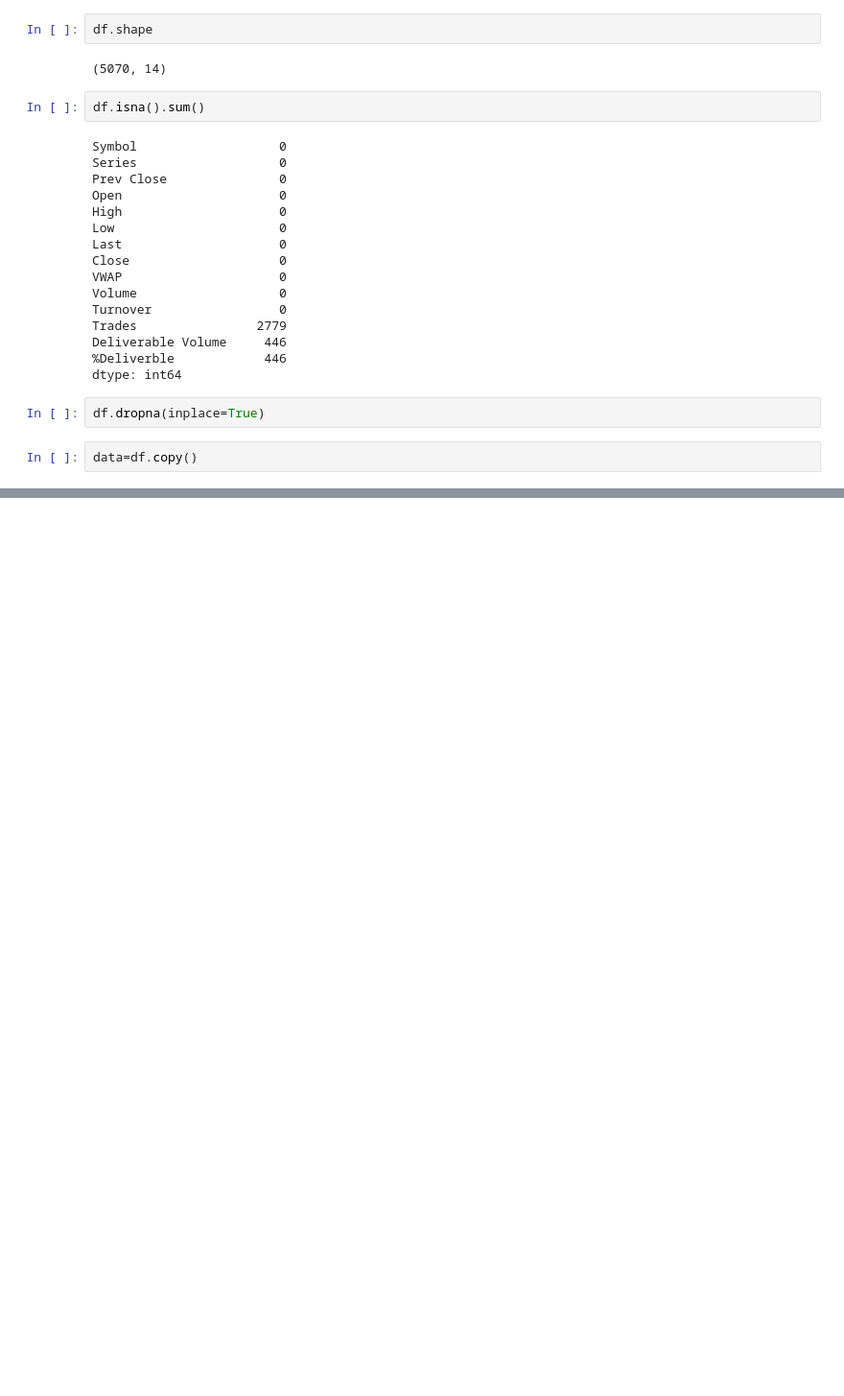
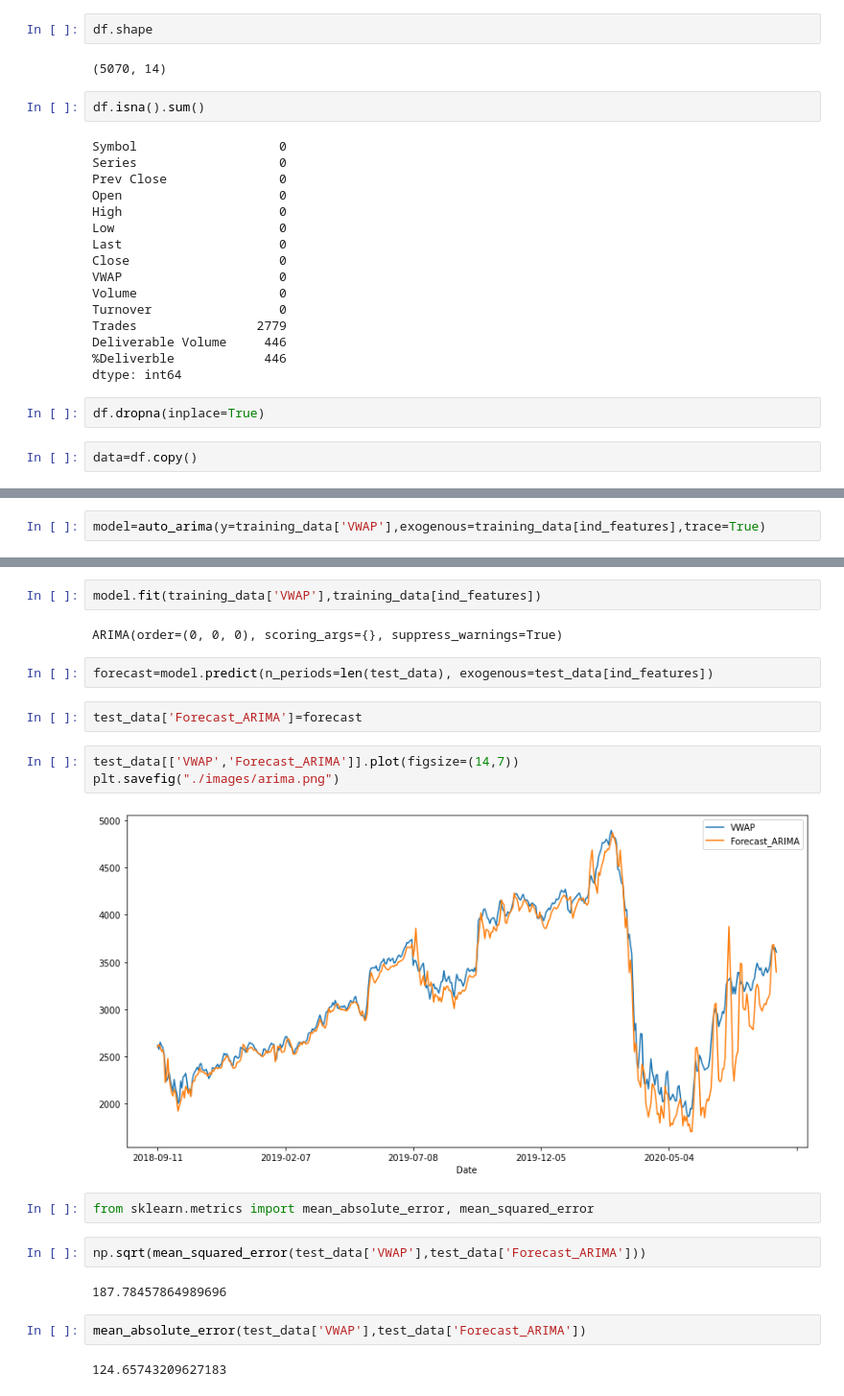
Before and after one commit to Data-Analysis-Projects-Udemy/Project-8-Predict-Stock-Prices-using-Time-Series-Analysis, a Jupyter notebook: Time_Series_Nifty_Bajaj_deploy.ipynb, the cells around one changed output, grey strips where cells are left out. Shown at 96% size. Drawn from its saved outputs; the diff is of its cells as text; blank space fills up the shorter version.

```diff
--- a/Time_Series_Nifty_Bajaj_deploy.ipynb
+++ b/Time_Series_Nifty_Bajaj_deploy.ipynb
@@ -57,0 +180,2 @@ data=df.copy()
+# %%
+model=auto_arima(y=training_data['VWAP'],exogenous=training_data[ind_features],trace=True)
@@ -57,0 +193,23 @@ data=df.copy()
+# %%
+model.fit(training_data['VWAP'],training_data[ind_features])
+# %% [output]
+ARIMA(order=(0, 0, 0), scoring_args={}, suppress_warnings=True)
+# %%
+forecast=model.predict(n_periods=len(test_data), exogenous=test_data[ind_features])
+# %%
+test_data['Forecast_ARIMA']=forecast
+# %%
+test_data[['VWAP','Forecast_ARIMA']].plot(figsize=(14,7))
+plt.savefig("./images/arima.png")
+# %% [output]
+[figure, added]
+# %%
+from sklearn.metrics import mean_absolute_error, mean_squared_error
+# %%
+np.sqrt(mean_squared_error(test_data['VWAP'],test_data['Forecast_ARIMA']))
+# %% [output]
+187.78457864989696
+# %%
+mean_absolute_error(test_data['VWAP'],test_data['Forecast_ARIMA'])
+# %% [output]
+124.65743209627183
```
Also changed, not shown: parts of 15 cells of this notebook, 3 other files.
